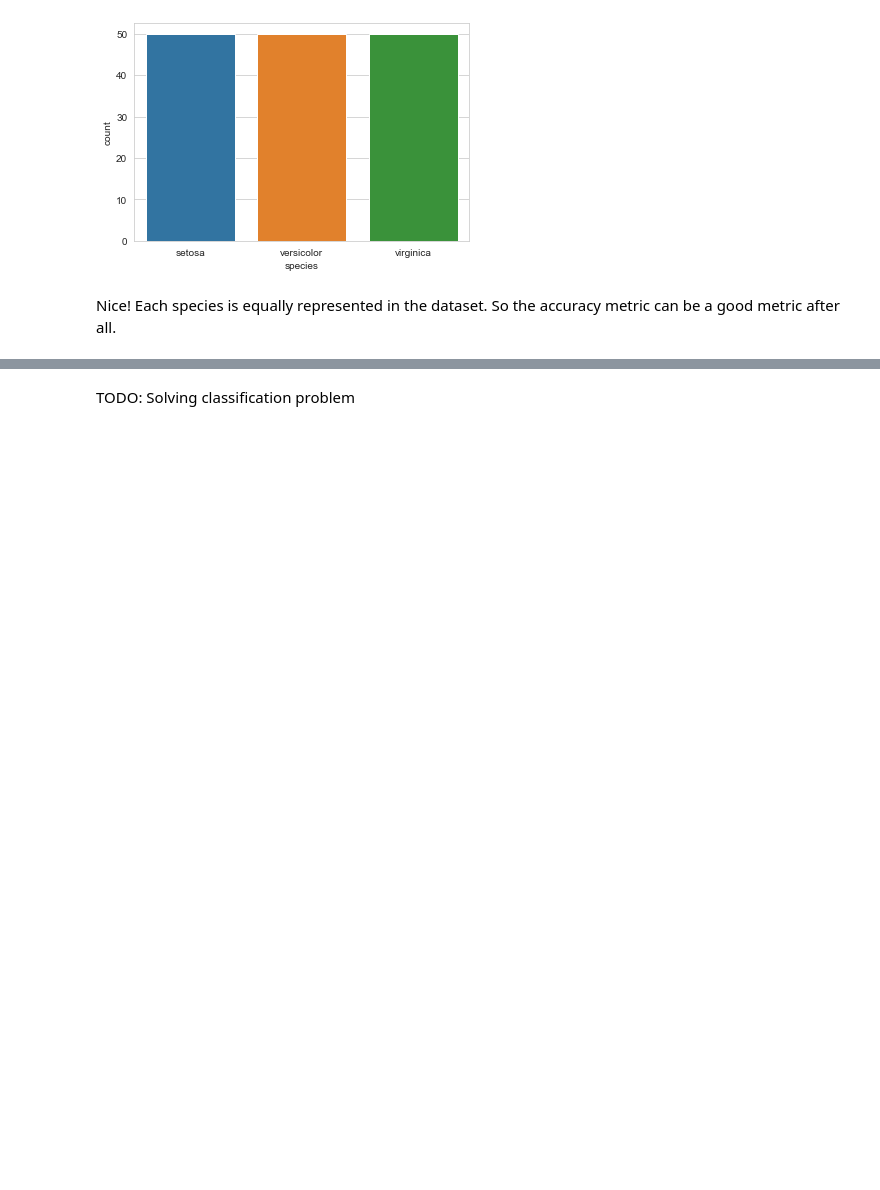
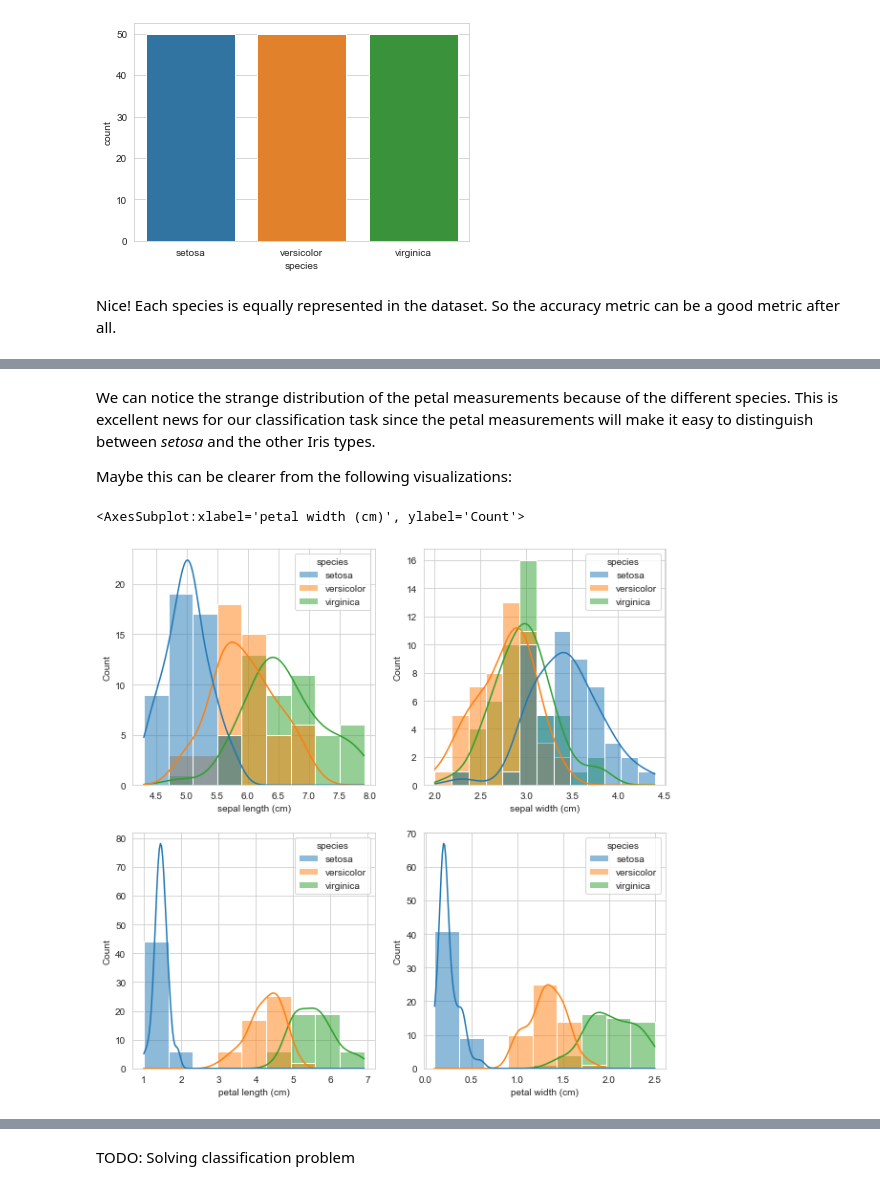
Before and after one commit to strvcom/ds-academy, a Jupyter notebook: lectures/01_lecture/motivational_example.ipynb, the cells around one changed output, grey strips where cells are left out. Saved outputs shown, nothing was run; the diff lists cells and outputs as text; code cells hidden in the pictures; blank space fills up the shorter version.

```diff
--- a/lectures/01_lecture/motivational_example.ipynb
+++ b/lectures/01_lecture/motivational_example.ipynb
@@ -139,0 +153,14 @@ TODO: EDA
+# %% [markdown]
+We can notice the strange distribution of the petal measurements because of the different species. This is excellent news for our classification task since the petal measurements will make it easy to distinguish between _setosa_ and the other Iris types.
+
+Maybe this can be clearer from the following visualizations:
+# %%
+_, axes = plt.subplots(2, 2, figsize=(10, 10))
+
+sns.histplot(data=data_df, x="sepal length (cm)", hue="species", ax=axes[0][0], kde=True)
+sns.histplot(data=data_df, x="sepal width (cm)", hue="species", ax=axes[0][1], kde=True)
+sns.histplot(data=data_df, x="petal length (cm)", hue="species", ax=axes[1][0], kde=True)
+sns.histplot(data=data_df, x="petal width (cm)", hue="species", ax=axes[1][1], kde=True)
+# %% [output]
+<AxesSubplot:xlabel='petal width (cm)', ylabel='Count'>
+[figure, added]
```
Also changed, not shown: parts of 11 cells of this notebook.
